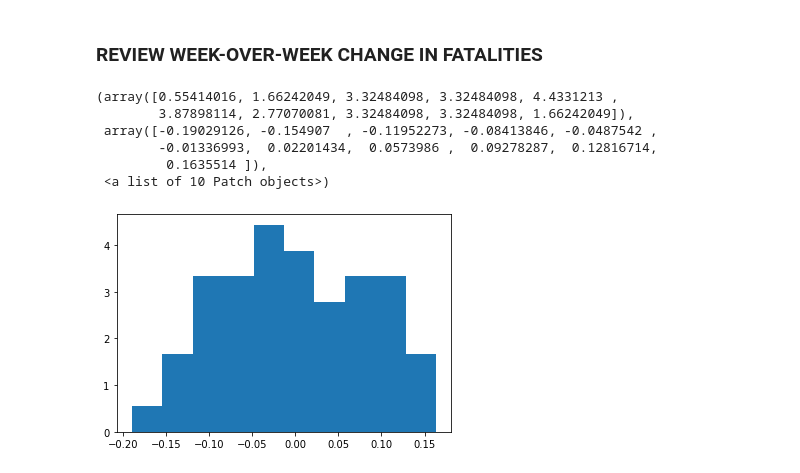
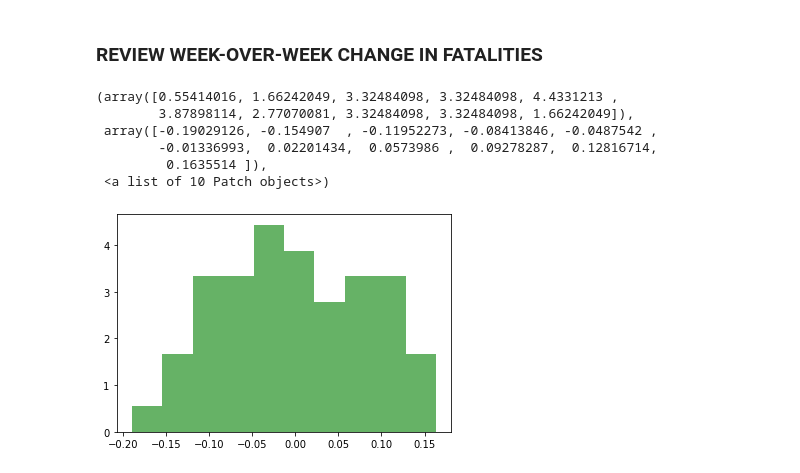
Before and after one commit to vieravfg/Analysis-of-Traffic-Fatalities, a Jupyter notebook: main.ipynb, the cells around one changed output. Cells and saved outputs as stored; diff of their text form; code cells hidden in the pictures.

```diff
--- a/main.ipynb
+++ b/main.ipynb
@@ -184,27 +184,28 @@ plt.show()
 # %%
 week_gb = sample_df.groupby(by=["WEEK_NUM"])
 week_summary = pd.DataFrame(week_gb["FATALS"].sum())
 #week_summary["WEEKLY_CHANGE"]
 weekly_change = []
+
 for index, row in week_summary.iterrows(): # WE WANT DELTA! FOR EACH WEEK
     if index==1:
         weekly_change.append(np.nan)
     else:
         this_num = week_summary.loc[index, "FATALS"] # FATALITIES FROM THIS WEEK
         last_num = week_summary.loc[index-1, "FATALS"] # FATALITIES FROM LAST WEEK
         delta = (this_num / last_num) - 1
         weekly_change.append(delta)
 week_summary["WEEKLY_CHANGE"] = weekly_change
 week_summary["Z_SCORE"] = st.zscore(weekly_change, nan_policy='omit')
-plt.hist(week_summary["WEEKLY_CHANGE"], density=True)
+plt.hist(week_summary["WEEKLY_CHANGE"], density=True, color = 'green', alpha = 0.6)
 # %% [output]
 (array([0.55414016, 1.66242049, 3.32484098, 3.32484098, 4.4331213 ,
         3.87898114, 2.77070081, 3.32484098, 3.32484098, 1.66242049]),
  array([-0.19029126, -0.154907  , -0.11952273, -0.08413846, -0.0487542 ,
         -0.01336993,  0.02201434,  0.0573986 ,  0.09278287,  0.12816714,
          0.1635514 ]),
  <a list of 10 Patch objects>)
-[figure, old version]
+[figure, new version]
 # %%
 start_date.week # <- this is going to be off! need to add 1
 # %% [output]
```
Also changed, not shown: parts of 4 cells of this notebook.
